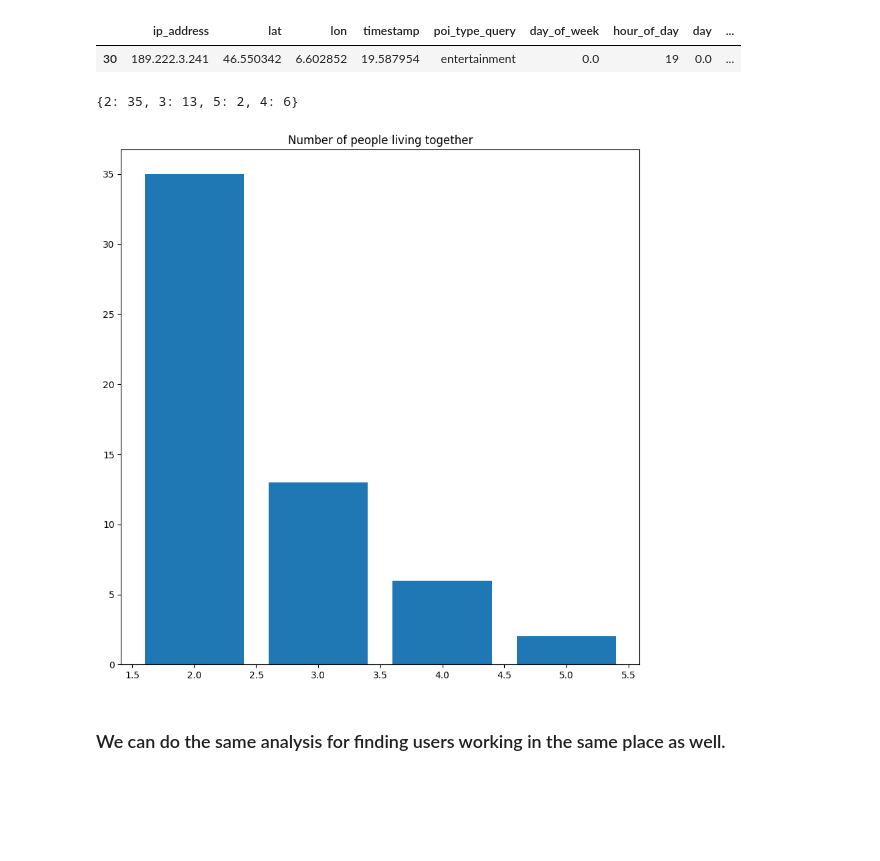
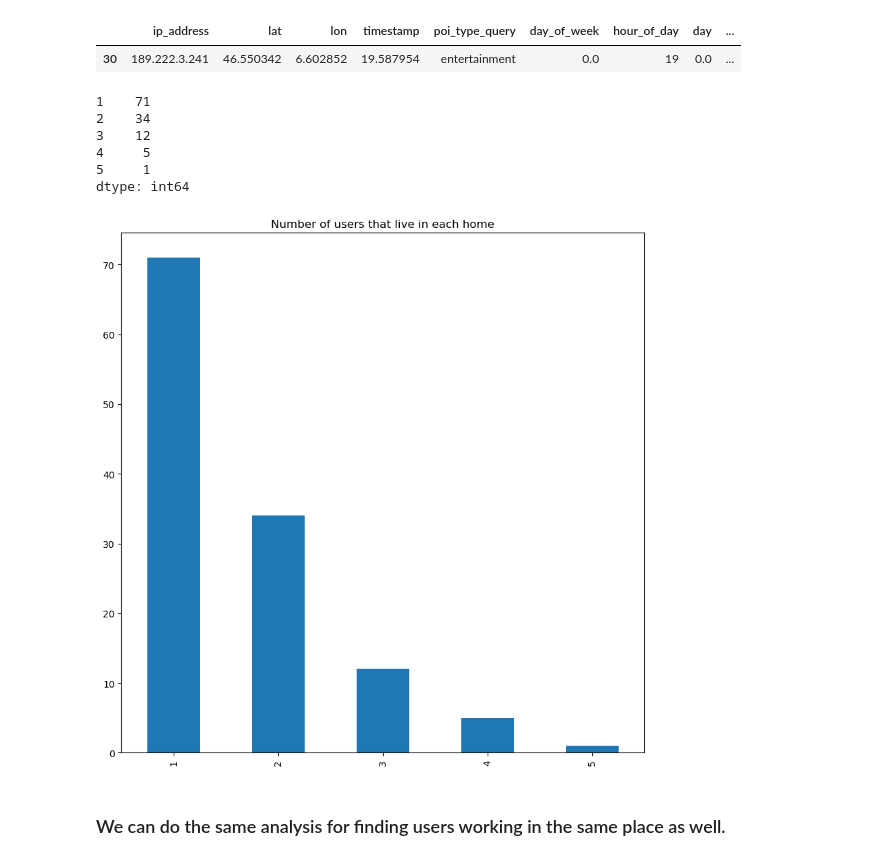
Before and after one commit to aybarsyazici/EPFL-CS523-Project-1, a Jupyter notebook: secretstroll/part2/privacy-evaluation.ipynb, the cells around one changed output. Drawn from its saved outputs; the diff is of its cells as text; code cells hidden in the pictures; blank space fills up the shorter version.

```diff
--- a/secretstroll/part2/privacy-evaluation.ipynb
+++ b/secretstroll/part2/privacy-evaluation.ipynb
@@ -318,25 +291,18 @@ user_infos['189.222.3.241']['home'].drop_duplicates(subset=['lat', 'lon'])
 # %% [output]
 |  | ip_address | lat | lon | timestamp | poi_type_query | day_of_week | hour_of_day | day | ... |
 | 30 | 189.222.3.241 | 46.550342 | 6.602852 | 19.587954 | entertainment | 0.0 | 19 | 0.0 | ... |
-# %%
-# We count how many people live alone, with 2 people, with 3 people, etc.
-living_together = {}
-for key in home_label_users:
-    if key == -1:
-        continue
-    count = len(home_label_users[key])
-    if count not in living_together:
-        living_together[count] = 1
-    living_together[count] += 1
-
-print(living_together)
-# Plot the number of people living together
-plt.figure(figsize=(10, 10))
-plt.title('Number of people living together')
-plt.bar(living_together.keys(), living_together.values())
-plt.show()
-# %% [output]
-{2: 35, 3: 13, 5: 2, 4: 6}
-[figure, removed]
+# %%
+# Group home_locations by the len(ip_addresses) and plot the number of users that live in each home
+living_count = home_locations.apply(lambda x: len(x['ip_addresses']), axis=1).value_counts()
+living_count.plot(kind='bar', figsize=(10, 10), title='Number of users that live in each home')
+living_count.head()
+# %% [output]
+1    71
+2    34
+3    12
+4     5
+5     1
+dtype: int64
+[figure, added]
 # %% [markdown]
 ### We can do the same analysis for finding users working in the same place as well.
```
Also changed, not shown: parts of 18 cells of this notebook.
